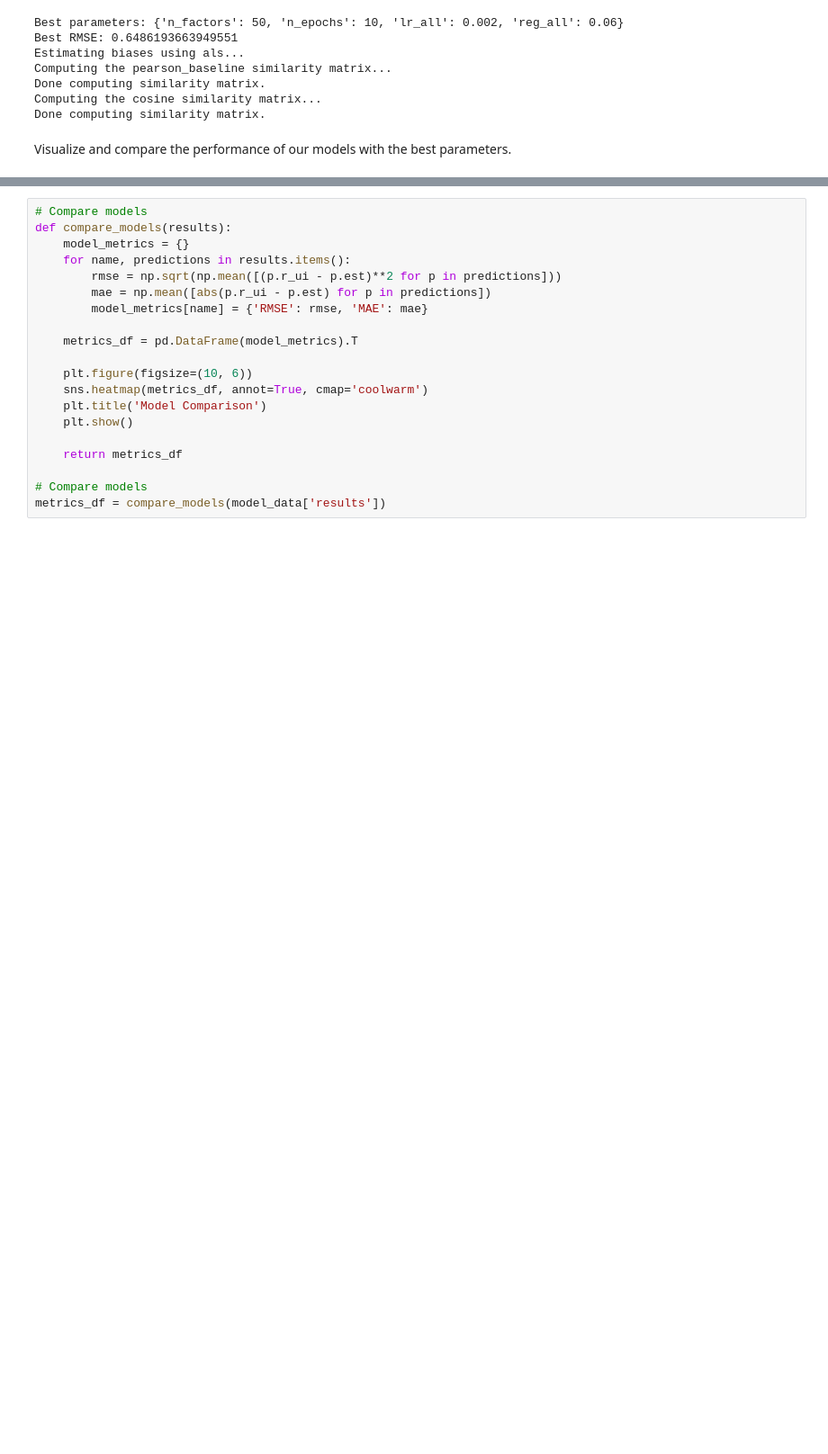
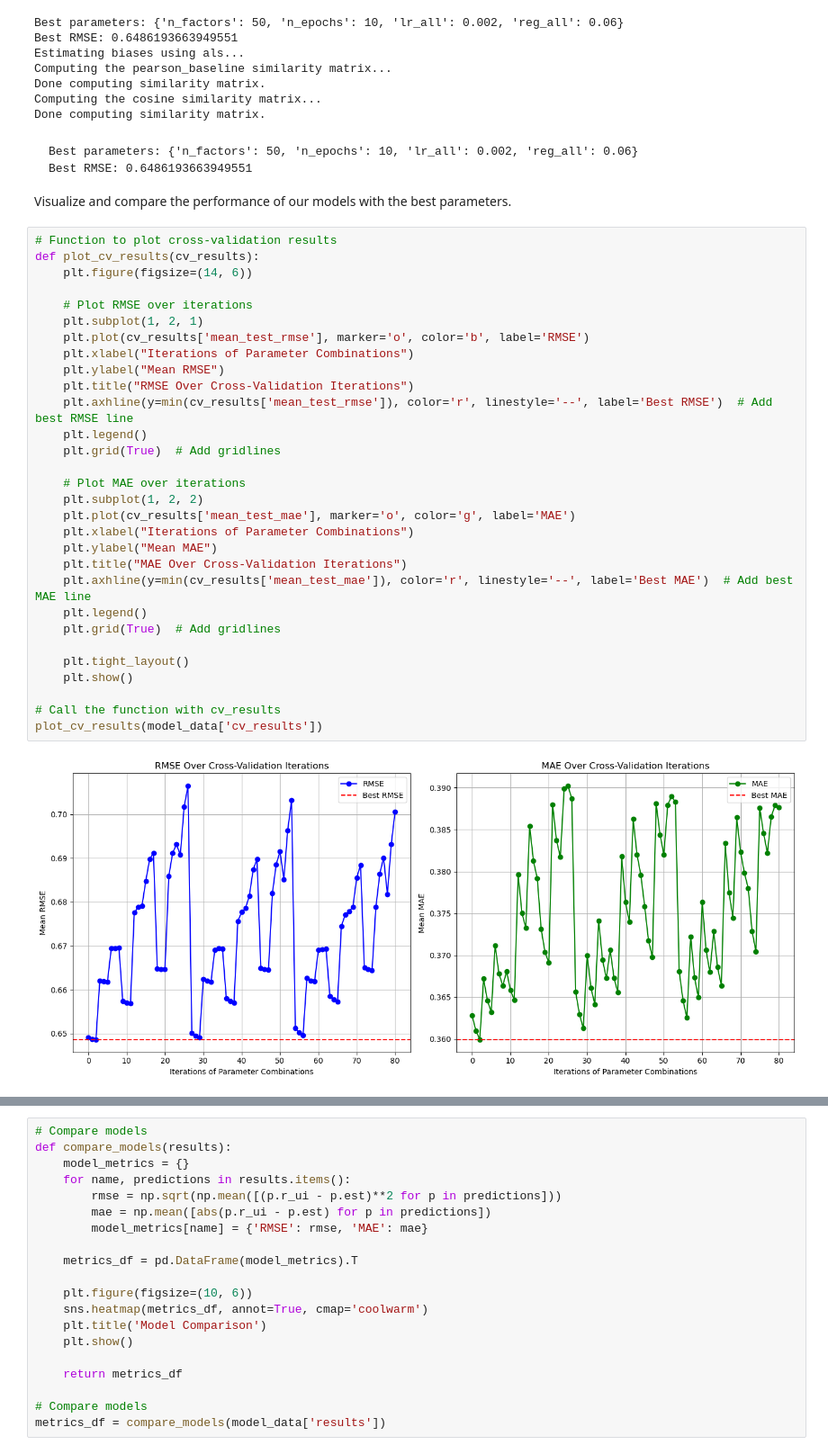
Before and after one commit to renaqd/team1-ADS505, a Jupyter notebook: team1-recommendation_sys.ipynb, the cells around one changed output, grey strips where cells are left out. Shown at 90% size. Cells and saved outputs as stored; diff of their text form; blank space fills up the shorter version.

Commit message:
added visualization of hyperparameter tuning across 5-folds

```diff
--- a/team1-recommendation_sys.ipynb
+++ b/team1-recommendation_sys.ipynb
@@ -542,4 +543,39 @@ Done computing similarity matrix.
 Computing the cosine similarity matrix...
 Done computing similarity matrix.
 # %% [markdown]
+    Best parameters: {'n_factors': 50, 'n_epochs': 10, 'lr_all': 0.002, 'reg_all': 0.06}
+    Best RMSE: 0.6486193663949551
+
 Visualize and compare the performance of our models with the best parameters.
+# %%
+# Function to plot cross-validation results
+def plot_cv_results(cv_results):
+    plt.figure(figsize=(14, 6))
+
+    # Plot RMSE over iterations
+    plt.subplot(1, 2, 1)
+    plt.plot(cv_results['mean_test_rmse'], marker='o', color='b', label='RMSE')
+    plt.xlabel("Iterations of Parameter Combinations")
+    plt.ylabel("Mean RMSE")
+    plt.title("RMSE Over Cross-Validation Iterations")
+    plt.axhline(y=min(cv_results['mean_test_rmse']), color='r', linestyle='--', label='Best RMSE')  # Add best RMSE line
+    plt.legend()
+    plt.grid(True)  # Add gridlines
+
+    # Plot MAE over iterations
+    plt.subplot(1, 2, 2)
+    plt.plot(cv_results['mean_test_mae'], marker='o', color='g', label='MAE')
+    plt.xlabel("Iterations of Parameter Combinations")
+    plt.ylabel("Mean MAE")
+    plt.title("MAE Over Cross-Validation Iterations")
+    plt.axhline(y=min(cv_results['mean_test_mae']), color='r', linestyle='--', label='Best MAE')  # Add best MAE line
+    plt.legend()
+    plt.grid(True)  # Add gridlines
+
+    plt.tight_layout()
+    plt.show()
+
+# Call the function with cv_results
+plot_cv_results(model_data['cv_results'])
+# %% [output]
+[figure, added]
```
Also changed, not shown: parts of 6 cells of this notebook.
